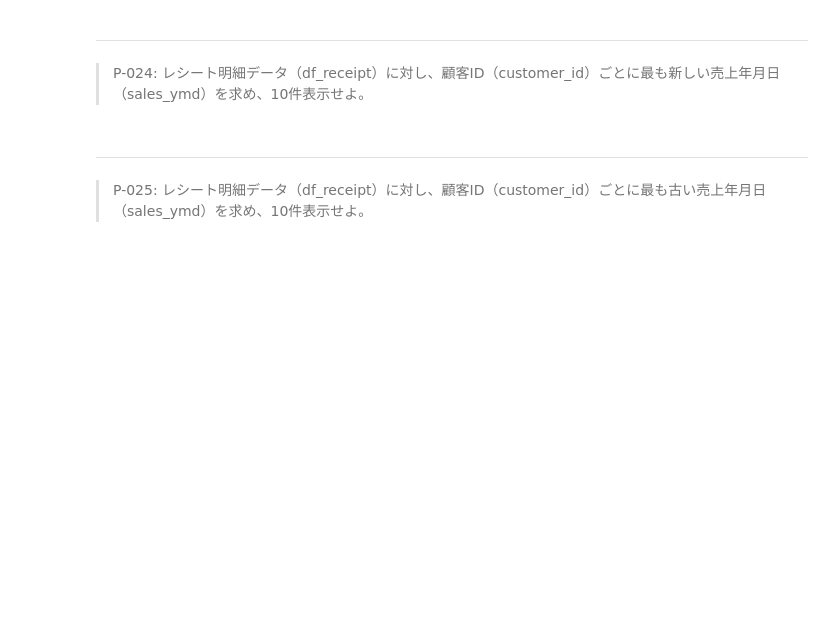
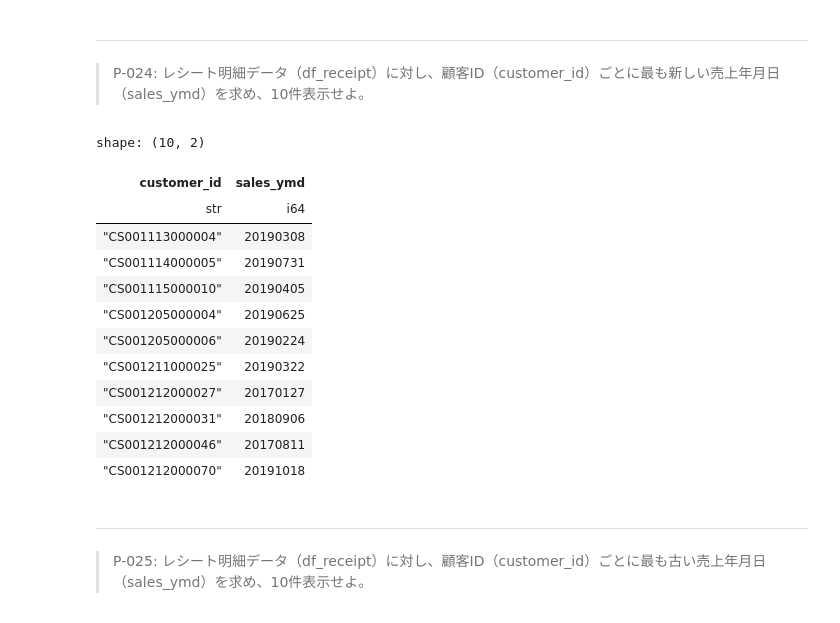
Before and after one commit to seiya8/polars100, a Jupyter notebook: knock.ipynb, the cells around one changed output. Drawn from its saved outputs; the diff is of its cells as text; code cells hidden in the pictures; blank space fills up the shorter version.

```diff
--- a/knock.ipynb
+++ b/knock.ipynb
@@ -411,6 +428,24 @@ df_receipt.select("customer_id").n_unique()
 # %% [markdown]
 ---
 > P-024: レシート明細データ（df_receipt）に対し、顧客ID（customer_id）ごとに最も新しい売上年月日（sales_ymd）を求め、10件表示せよ。
+# %%
+df_receipt.group_by("customer_id").agg(
+    pl.col("sales_ymd").max()
+).sort("customer_id").head(10)
+# %% [output]
+shape: (10, 2)
+| customer_id | sales_ymd |
+| str | i64 |
+| "CS001113000004" | 20190308 |
+| "CS001114000005" | 20190731 |
+| "CS001115000010" | 20190405 |
+| "CS001205000004" | 20190625 |
+| "CS001205000006" | 20190224 |
+| "CS001211000025" | 20190322 |
+| "CS001212000027" | 20170127 |
+| "CS001212000031" | 20180906 |
+| "CS001212000046" | 20170811 |
+| "CS001212000070" | 20191018 |
 # %% [markdown]
 ---
 > P-025: レシート明細データ（df_receipt）に対し、顧客ID（customer_id）ごとに最も古い売上年月日（sales_ymd）を求め、10件表示せよ。
```
Also changed, not shown: parts of 9 cells of this notebook.
